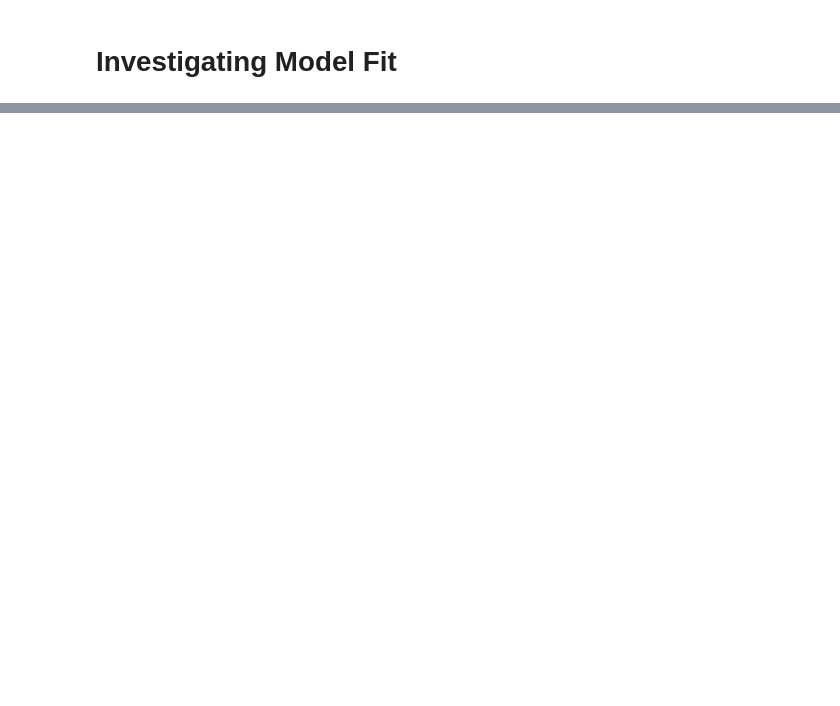
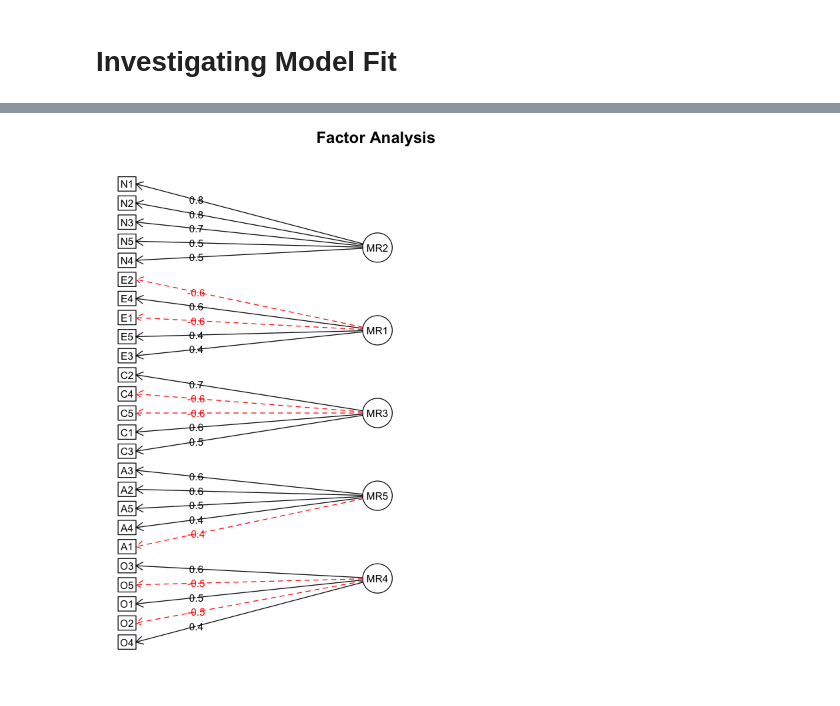
Before and after one commit to cfergusonlee/courses, a Jupyter notebook: exploratory_factor_analysis/lessons/lesson_2_determining_dimensionality.ipynb, the cells around one changed output, grey strips where cells are left out. Cells and saved outputs as stored; diff of their text form; code cells hidden in the pictures; blank space fills up the shorter version.

```diff
--- a/exploratory_factor_analysis/lessons/lesson_2_determining_dimensionality.ipynb
+++ b/exploratory_factor_analysis/lessons/lesson_2_determining_dimensionality.ipynb
@@ -507,0 +493,6 @@ list.files('../images')
+# %%
+par(bg = 'white')
+test_model <- fa(r = bfi_EFA, nfactors = 5)
+fa.diagram(test_model)
+# %% [output]
+[figure, added]
```
Also changed, not shown: parts of 34 cells of this notebook, 3 other files.
